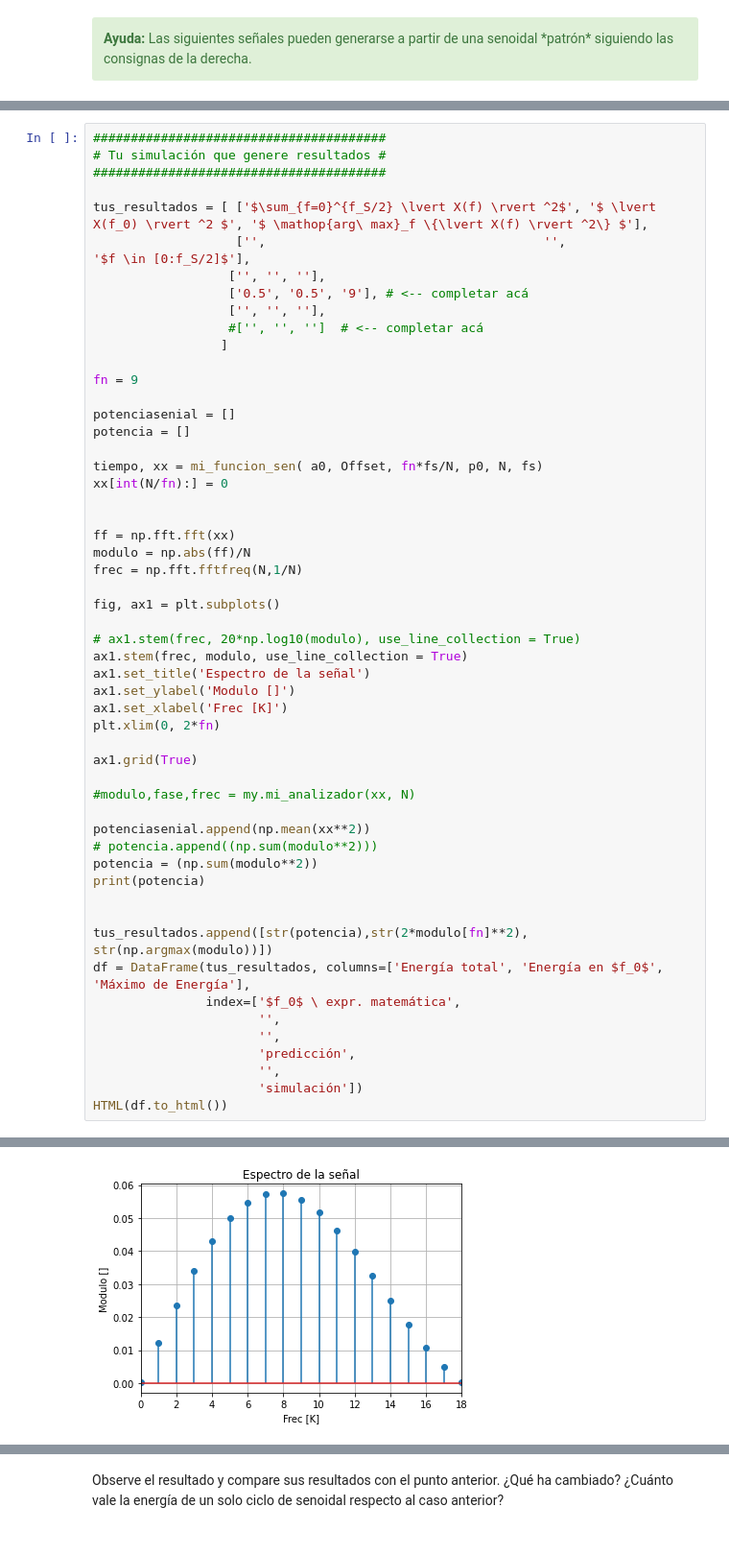
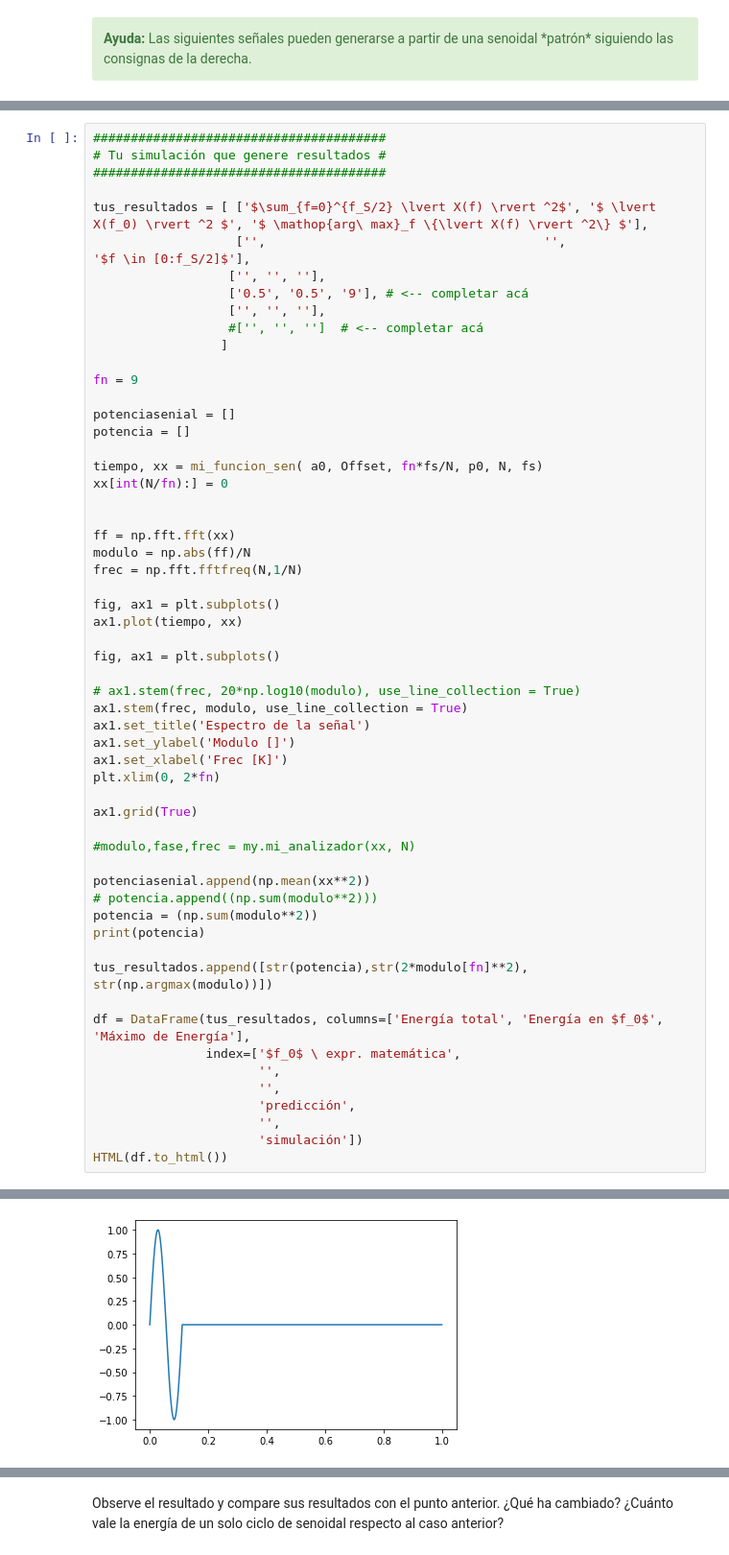
Before and after one commit to fcatuogno/PDS_TPs, a Jupyter notebook: TP1 - Muestreo de señales - Forurier.ipynb, the cells around one changed output, grey strips where cells are left out. Shown at 96% size. Drawn from its saved outputs; the diff is of its cells as text.

```diff
--- a/TP1 - Muestreo de señales - Forurier.ipynb
+++ b/TP1 - Muestreo de señales - Forurier.ipynb
@@ -744,6 +744,9 @@ modulo = np.abs(ff)/N
 frec = np.fft.fftfreq(N,1/N)
 
 fig, ax1 = plt.subplots()
+ax1.plot(tiempo, xx)
+
+fig, ax1 = plt.subplots()
 
 # ax1.stem(frec, 20*np.log10(modulo), use_line_collection = True)
 ax1.stem(frec, modulo, use_line_collection = True)
@@ -761,8 +764,8 @@ potenciasenial.append(np.mean(xx**2))
 potencia = (np.sum(modulo**2))
 print(potencia)
 
+tus_resultados.append([str(potencia),str(2*modulo[fn]**2), str(np.argmax(modulo))])
 
-tus_resultados.append([str(potencia),str(2*modulo[fn]**2), str(np.argmax(modulo))])
 df = DataFrame(tus_resultados, columns=['Energía total', 'Energía en $f_0$', 'Máximo de Energía'],
                index=['$f_0$ \ expr. matemática',
                       '',
@@ -783 +786 @@ HTML(df.to_html())
-[figure, old version]
+[figure, new version]
```
Also changed, not shown: parts of 9 cells of this notebook.
